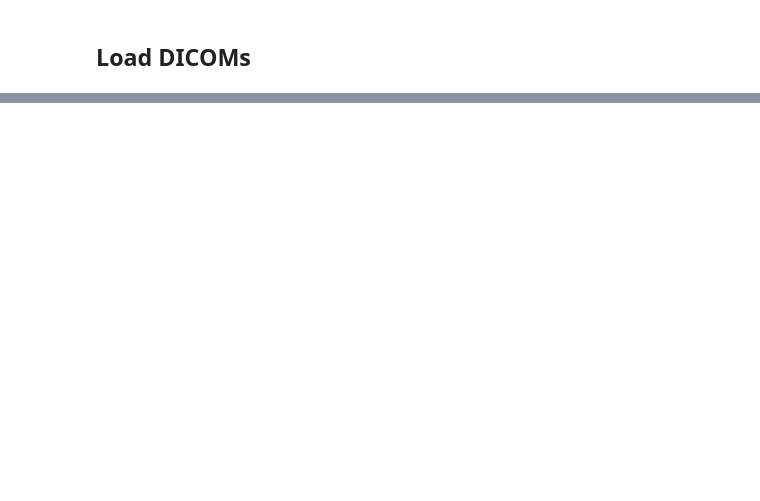
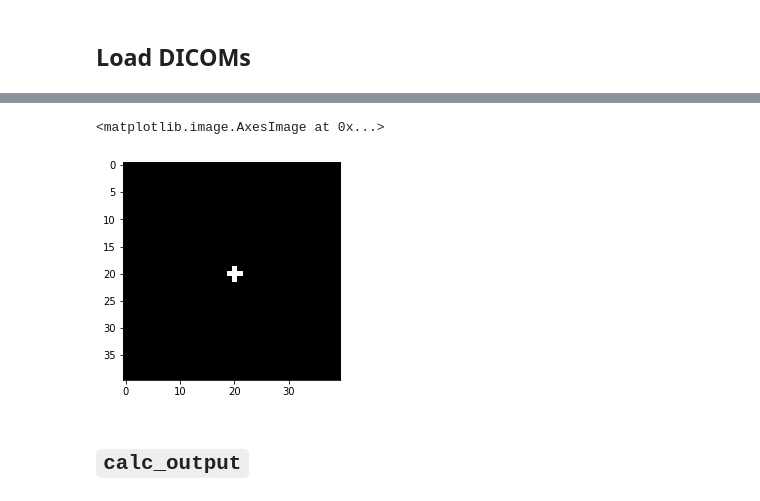
Before and after one commit to MolloiLab/CAC-stanford-data, a Jupyter notebook: python/segmentation/segmentation.ipynb, the cells around one changed output, grey strips where cells are left out. Cells and saved outputs as stored; diff of their text form; code cells hidden in the pictures; blank space fills up the shorter version.

```diff
--- a/python/segmentation/segmentation.ipynb
+++ b/python/segmentation/segmentation.ipynb
@@ -697,0 +478,9 @@ idx:  46
+# %%
+mask1 = create_circular_mask(40, 40, (20, 20), 1)
+# %%
+plt.imshow(mask1, cmap="gray")
+# %% [output]
+<matplotlib.image.AxesImage at 0x...>
+[figure, added]
+# %% [markdown]
+## `calc_output`
```
Also changed, not shown: parts of 81 cells of this notebook, 1 other file.
